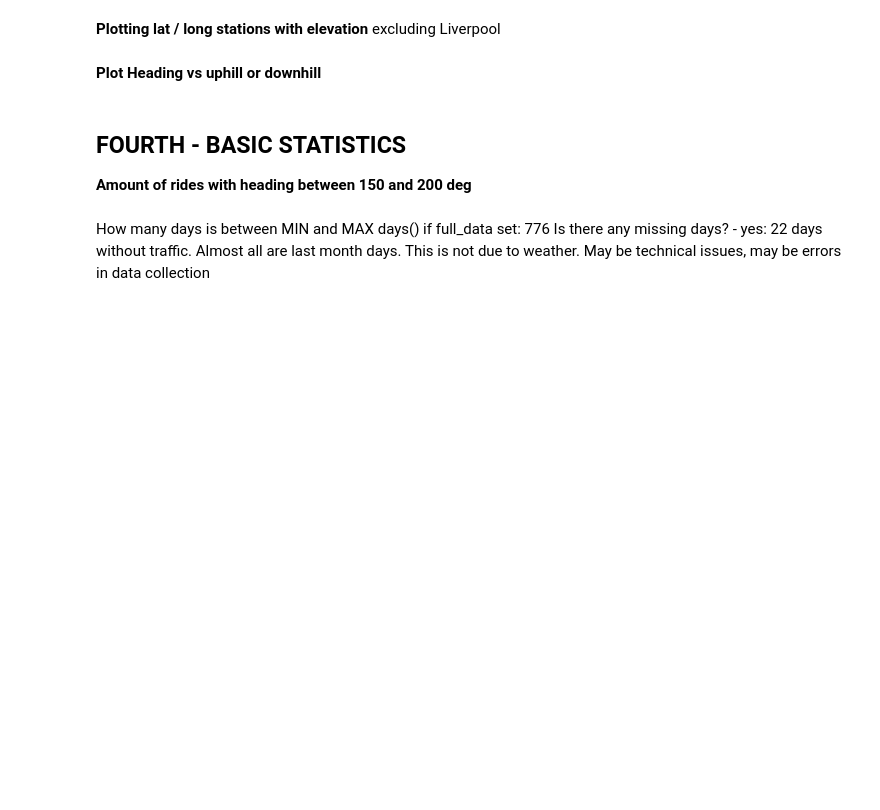
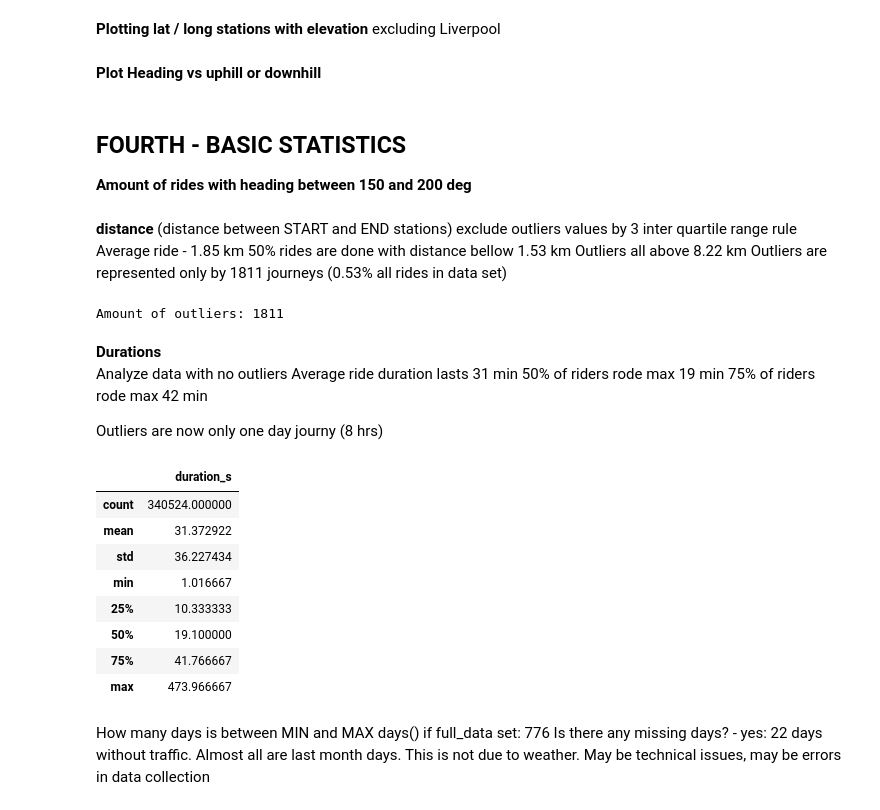
Before and after one commit to daim77/python_BI_analysis_bike_sharing, a Jupyter notebook: results.ipynb, the cells around one changed output. Cells and saved outputs as stored; diff of their text form; code cells hidden in the pictures; blank space fills up the shorter version.

Commit message:
duration and distance

```diff
--- a/results.ipynb
+++ b/results.ipynb
@@ -509,6 +508,47 @@ print(bikes_df.loc[(bikes_df['heading_deg'] >= 150) & (bikes_df['heading_deg'] <
 print()
 print(bikes_df[['dist_km', 'duration_s', 'delta_elev']].describe())
 print()
+# %% [markdown]
+**distance**
+(distance between START and END stations)
+exclude outliers values by 3 inter quartile range rule
+Average ride - 1.85 km
+50% rides are done with distance bellow 1.53 km
+Outliers all above 8.22 km
+Outliers are represented only by 1811 journeys (0.53% all rides in data set)
+# %%
+result = bikes_df.dist_km.describe().to_dict()
+out_hi = result['75%'] + 3 * result['std']
+out_low = result['25%'] - 3 * result['std']
+df = bikes_df.loc[(bikes_df.dist_km <= out_hi) & (bikes_df.dist_km >= out_low), ['dist_km']]
+df.describe()
+print('Amount of outliers:', bikes_df.shape[0] - df.shape[0])
+# %% [output]
+Amount of outliers: 1811
+# %% [markdown]
+**Durations**
+Analyze data with no outliers
+Average ride duration lasts 31 min
+50% of riders rode max 19 min
+75% of riders rode max 42 min
+
+Outliers are now only one day journy (8 hrs)
+# %%
+result = full_data_df.duration_s.describe().to_dict()
+out_hi = result['75%'] + 3 * result['std']
+out_low = result['25%'] - 3 * result['std']
+df = full_data_df.loc[(full_data_df.duration_s <= out_hi) & (full_data_df.duration_s >= out_low), ['duration_s']]
+(df / 60).describe()
+# %% [output]
+|  | duration_s |
+| count | 340524.000000 |
+| mean | 31.372922 |
+| std | 36.227434 |
+| min | 1.016667 |
+| 25% | 10.333333 |
+| 50% | 19.100000 |
+| 75% | 41.766667 |
+| max | 473.966667 |
 # %% [markdown]
 How many days is between MIN and MAX days() if full_data set: 776
 Is there any missing days? - yes:  22 days without traffic. Almost all are last month days.
```
Also changed, not shown: parts of 10 cells of this notebook.
